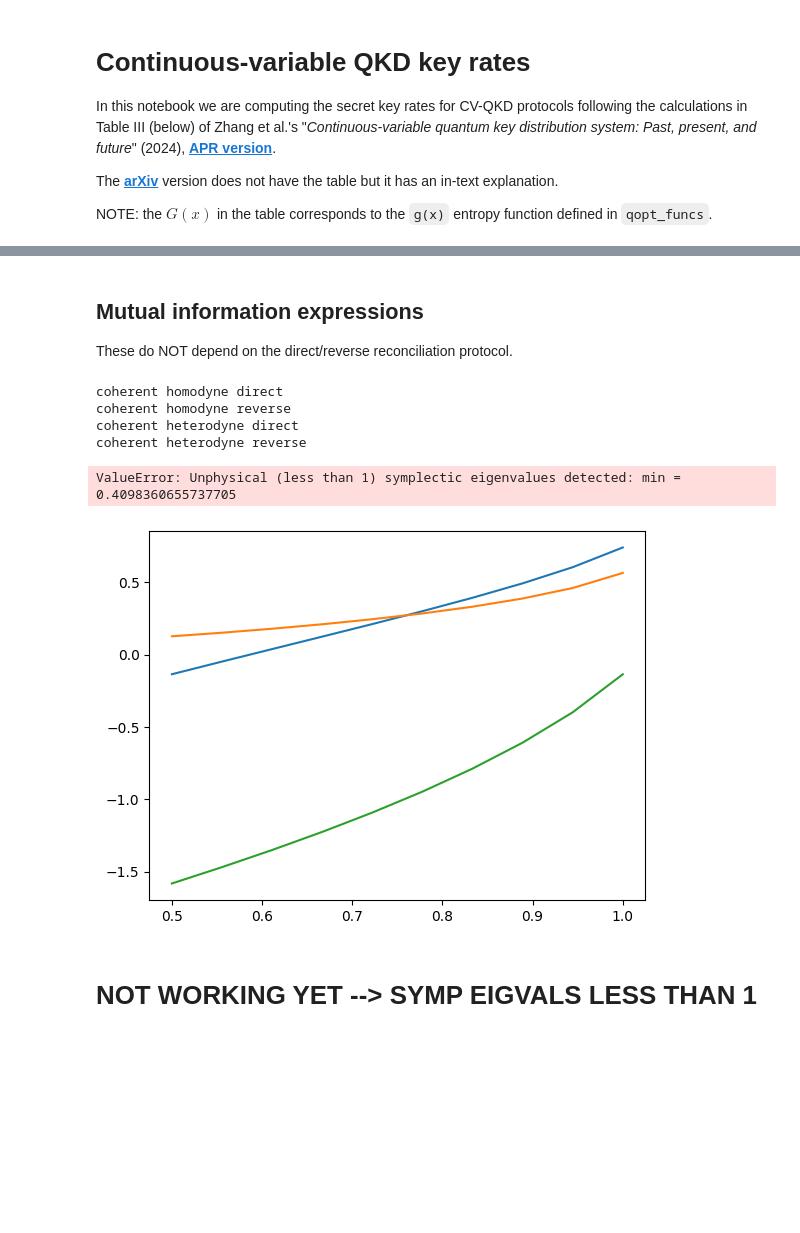
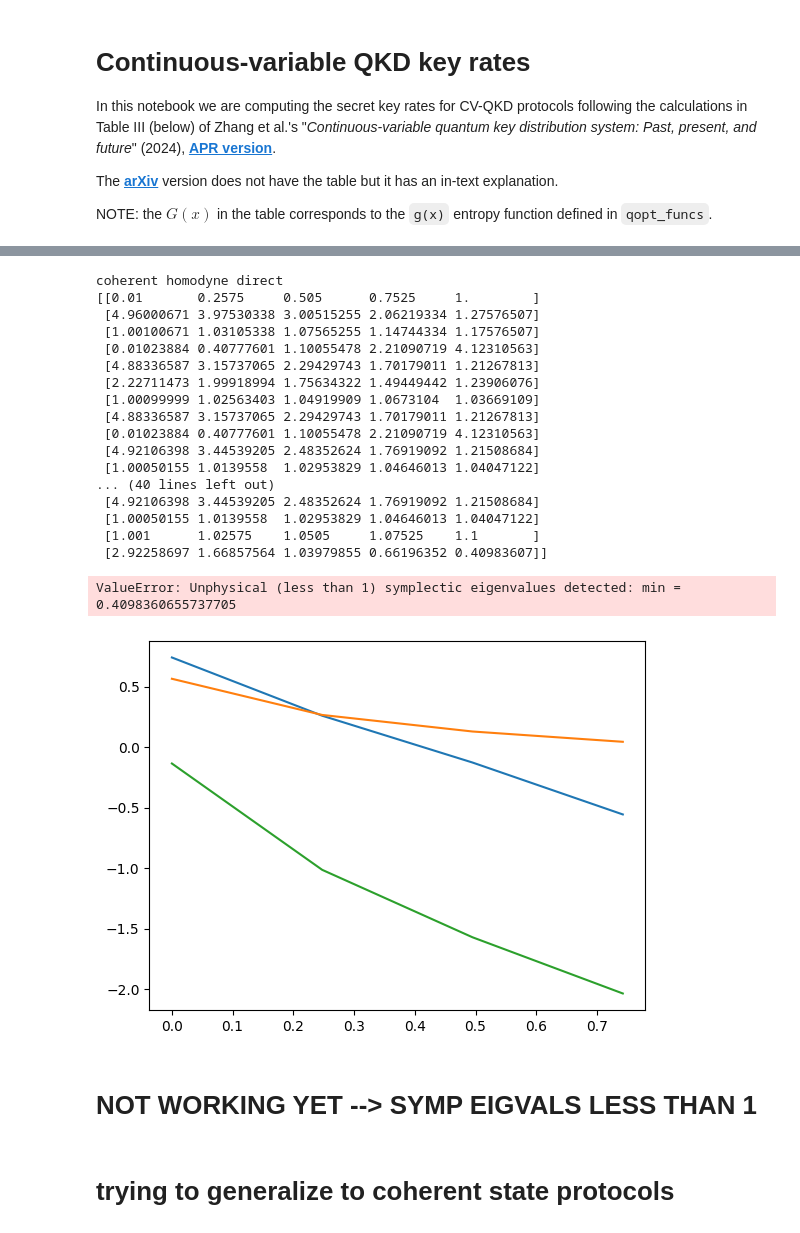
Before and after one commit to lucamar91/qkd_networks, a Jupyter notebook: new_protocols.ipynb, the cells around one changed output, grey strips where cells are left out. Saved outputs shown, nothing was run; the diff lists cells and outputs as text; code cells hidden in the pictures; blank space fills up the shorter version.

```diff
--- a/new_protocols.ipynb
+++ b/new_protocols.ipynb
@@ -22,7 +22,7 @@ NOTE: the $G(x)$ in the table corresponds to the `g(x)` entropy function defined
 ![alt text](zhang_table.png)
 # %%
 V = 5
-T= np.linspace(0.5, 1., 10)
+T= np.linspace(0.01, 1., 5)
 exc_noise = 0.1
 chi = (1 - T)/T + exc_noise
 a, b, c = V, T*(V + chi), np.sqrt(T*(V**2 - 1))
@@ -104,4 +128,0 @@ with np.printoptions(threshold=np.inf):
-# %% [markdown]
-## Mutual information expressions
-
-These do NOT depend on the direct/reverse reconciliation protocol.
@@ -149,22 +129,37 @@ def holevo_bound_CV(states='squeezed', detection_mode='homodyne', reconciliation
 # %%
-state_class = [ 'coherent']
+state_class = ['coherent']
 det_modes = ['homodyne', 'heterodyne']
 reconciliation_modes = ['direct', 'reverse']
 
 from itertools import product
 
 for states, det_mode, rec_mode in product(state_class, det_modes, reconciliation_modes):
     print(states, det_mode, rec_mode)
-    plt.plot(T, mutual_information_CV(states, det_mode) - holevo_bound_CV(states, det_mode, rec_mode), label=f'{states}, {det_mode}, {rec_mode}')
-
+    plt.plot(1-T, mutual_information_CV(T, states, det_mode) - holevo_bound_CV(T, states, det_mode, rec_mode), label=f'{states}, {det_mode}, {rec_mode}')
+plt.xlabel('Loss $(1 - T)$')
 plt.legend()
 plt.grid()
 # %% [output]
 coherent homodyne direct
-coherent homodyne reverse
-coherent heterodyne direct
-coherent heterodyne reverse
+[[0.01       0.2575     0.505      0.7525     1.        ]
+ [4.96000671 3.97530338 3.00515255 2.06219334 1.27576507]
+ [1.00100671 1.03105338 1.07565255 1.14744334 1.17576507]
+ [0.01023884 0.40777601 1.10055478 2.21090719 4.12310563]
+ [4.88336587 3.15737065 2.29429743 1.70179011 1.21267813]
+ [2.22711473 1.99918994 1.75634322 1.49449442 1.23906076]
+ [1.00099999 1.02563403 1.04919909 1.0673104  1.03669109]
+ [4.88336587 3.15737065 2.29429743 1.70179011 1.21267813]
+ [0.01023884 0.40777601 1.10055478 2.21090719 4.12310563]
+ [4.92106398 3.44539205 2.48352624 1.76919092 1.21508684]
+ [1.00050155 1.0139558  1.02953829 1.04646013 1.04047122]
+... (40 lines left out)
+ [4.92106398 3.44539205 2.48352624 1.76919092 1.21508684]
+ [1.00050155 1.0139558  1.02953829 1.04646013 1.04047122]
+ [1.001      1.02575    1.0505     1.07525    1.1       ]
+ [2.92258697 1.66857564 1.03979855 0.66196352 0.40983607]]
 ValueError: Unphysical (less than 1) symplectic eigenvalues detected: min = 0.4098360655737705
-[figure, old version]
+[figure, new version]
 # %% [markdown]
 # NOT WORKING YET --> SYMP EIGVALS LESS THAN 1
+# %% [markdown]
+# trying to generalize to coherent state protocols
```
Also changed, not shown: parts of 4 cells of this notebook, 1 other file.
